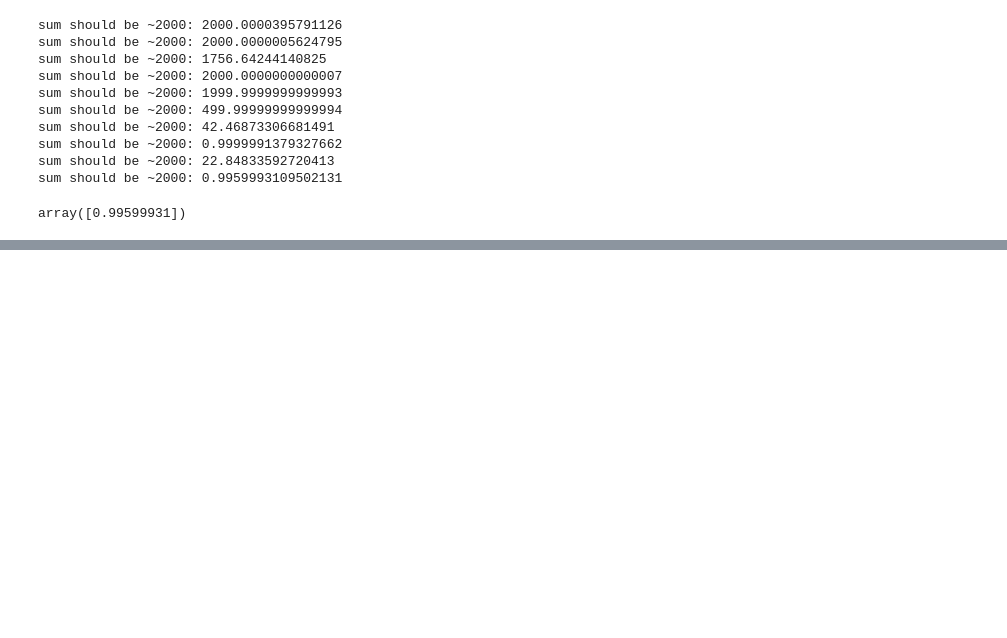
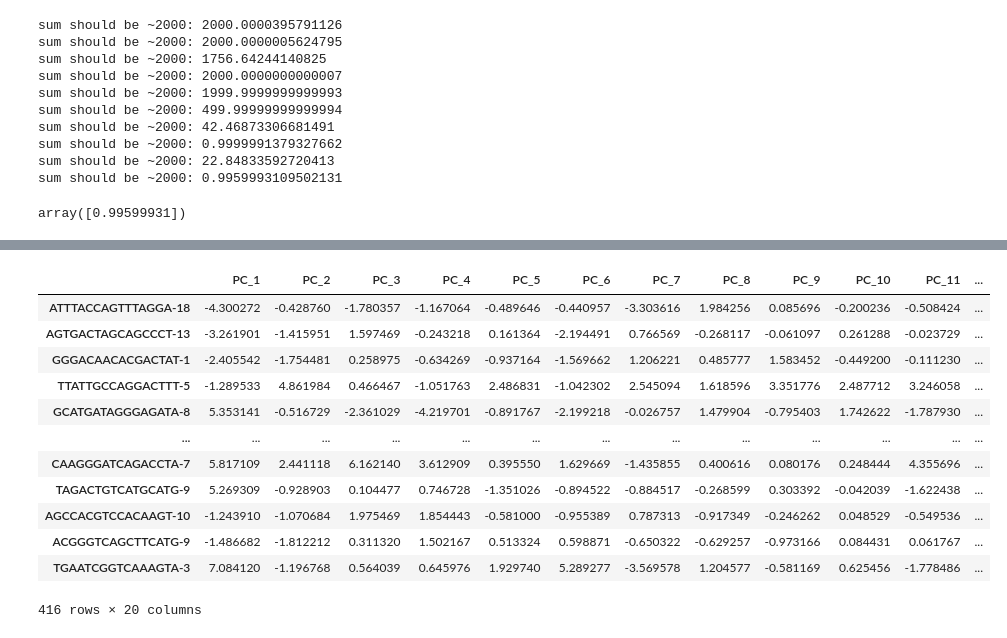
Before and after one commit to carversh/condPCA, a Jupyter notebook: final_method/condPCA.ipynb, the cells around one changed output, grey strips where cells are left out. Cells and saved outputs as stored; diff of their text form; code cells hidden in the pictures; blank space fills up the shorter version.

```diff
--- a/final_method/condPCA.ipynb
+++ b/final_method/condPCA.ipynb
@@ -442,0 +440,24 @@ array([0.99599931])
+# %%
+# instantiate class
+test = condPCA(count_matrix_path="/Users/shayecarver/condPCA/final_method/test_matrix.txt", metadata_path="/Users/shayecarver/condPCA/final_method/test_metadata.txt", object_columns=['Batch', 'Sex','celltype'], save_image_outputs=False) # object_columns are columns that must be factors
+test.Normalize()
+test.Standardize()
+test.CondPCA_fit()
+test.StandardPCA_fit()
+test.Iter_PCA_fit()
+# %%
+test.ITER_cell_embeddings['ASC']
+# %% [output]
+|  | PC_1 | PC_2 | PC_3 | PC_4 | PC_5 | PC_6 | PC_7 | PC_8 | PC_9 | PC_10 | PC_11 | ... |
+| ATTTACCAGTTTAGGA-18 | -4.300272 | -0.428760 | -1.780357 | -1.167064 | -0.489646 | -0.440957 | -3.303616 | 1.984256 | 0.085696 | -0.200236 | -0.508424 | ... |
+| AGTGACTAGCAGCCCT-13 | -3.261901 | -1.415951 | 1.597469 | -0.243218 | 0.161364 | -2.194491 | 0.766569 | -0.268117 | -0.061097 | 0.261288 | -0.023729 | ... |
+| GGGACAACACGACTAT-1 | -2.405542 | -1.754481 | 0.258975 | -0.634269 | -0.937164 | -1.569662 | 1.206221 | 0.485777 | 1.583452 | -0.449200 | -0.111230 | ... |
+| TTATTGCCAGGACTTT-5 | -1.289533 | 4.861984 | 0.466467 | -1.051763 | 2.486831 | -1.042302 | 2.545094 | 1.618596 | 3.351776 | 2.487712 | 3.246058 | ... |
+| GCATGATAGGGAGATA-8 | 5.353141 | -0.516729 | -2.361029 | -4.219701 | -0.891767 | -2.199218 | -0.026757 | 1.479904 | -0.795403 | 1.742622 | -1.787930 | ... |
+| ... | ... | ... | ... | ... | ... | ... | ... | ... | ... | ... | ... | ... |
+| CAAGGGATCAGACCTA-7 | 5.817109 | 2.441118 | 6.162140 | 3.612909 | 0.395550 | 1.629669 | -1.435855 | 0.400616 | 0.080176 | 0.248444 | 4.355696 | ... |
+| TAGACTGTCATGCATG-9 | 5.269309 | -0.928903 | 0.104477 | 0.746728 | -1.351026 | -0.894522 | -0.884517 | -0.268599 | 0.303392 | -0.042039 | -1.622438 | ... |
+| AGCCACGTCCACAAGT-10 | -1.243910 | -1.070684 | 1.975469 | 1.854443 | -0.581000 | -0.955389 | 0.787313 | -0.917349 | -0.246262 | 0.048529 | -0.549536 | ... |
+| ACGGGTCAGCTTCATG-9 | -1.486682 | -1.812212 | 0.311320 | 1.502167 | 0.513324 | 0.598871 | -0.650322 | -0.629257 | -0.973166 | 0.084431 | 0.061767 | ... |
+| TGAATCGGTCAAAGTA-3 | 7.084120 | -1.196768 | 0.564039 | 0.645976 | 1.929740 | 5.289277 | -3.569578 | 1.204577 | -0.581169 | 0.625456 | -1.778486 | ... |
+416 rows × 20 columns
```
Also changed, not shown: parts of 5 cells of this notebook.
